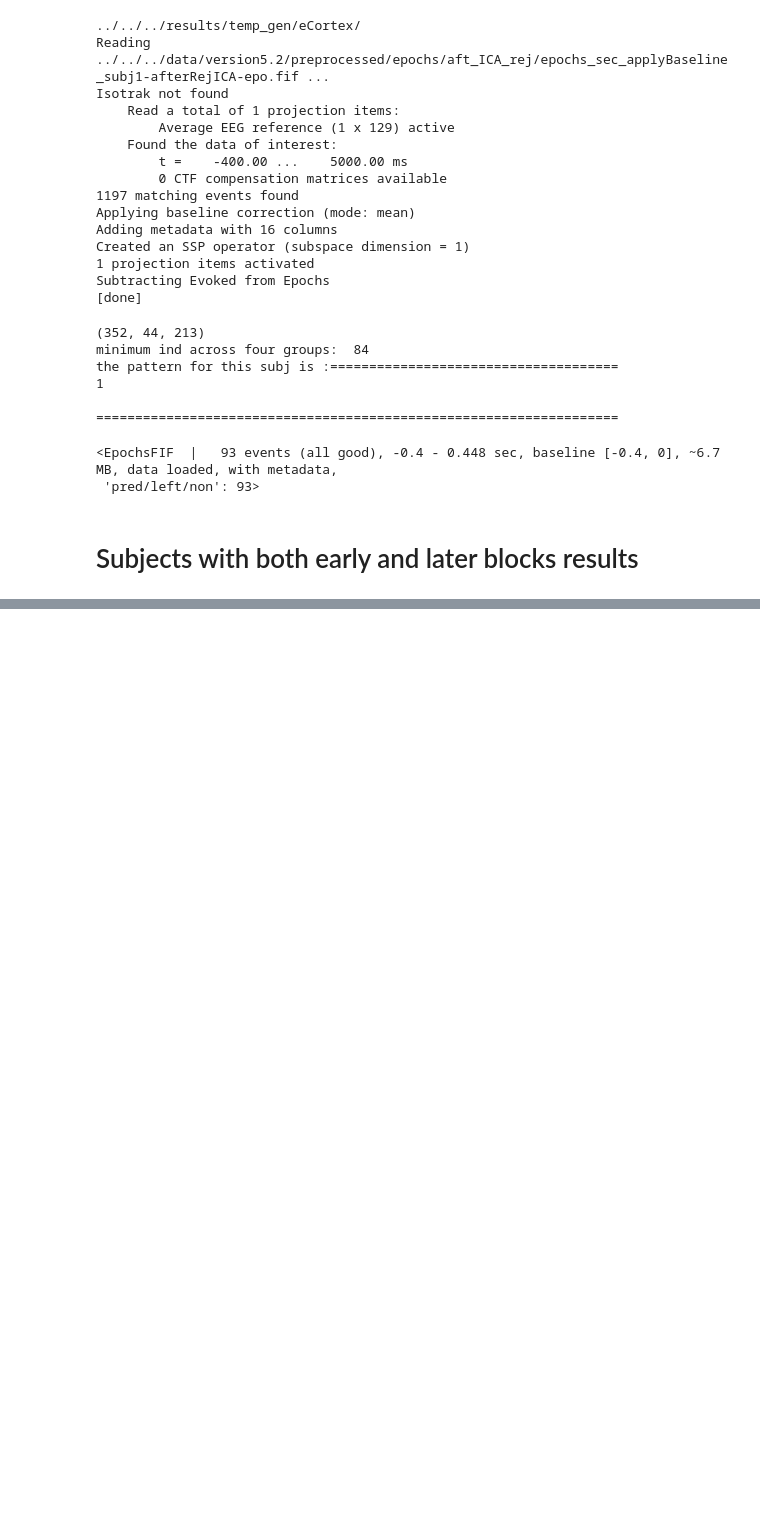
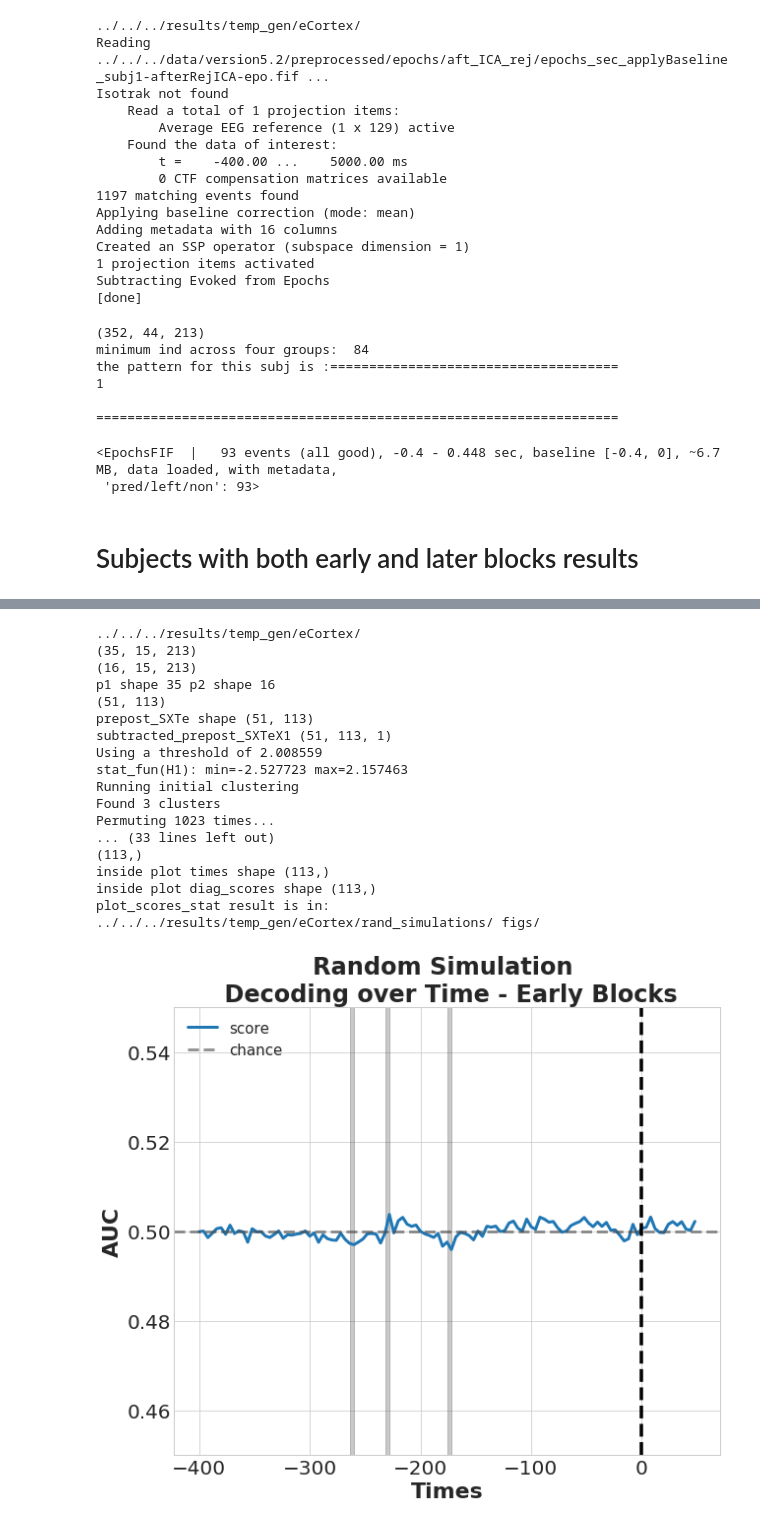
Before and after one commit to MaryZolfaghar/SPLT_EEG, a Jupyter notebook: jupyter/finals/final_genResults_randomSimulation_myData_may0520.ipynb, the cells around one changed output, grey strips where cells are left out. Drawn from its saved outputs; the diff is of its cells as text; code cells hidden in the pictures; blank space fills up the shorter version.

```diff
--- a/jupyter/finals/final_genResults_randomSimulation_myData_may0520.ipynb
+++ b/jupyter/finals/final_genResults_randomSimulation_myData_may0520.ipynb
@@ -806,0 +873,78 @@ insude plot diag_scores shape (9,)
+# %%
+subj_p1 = selected_subj_P1.copy()
+subj_p2 = selected_subj_P2.copy()
+
+option_indx='none'
+is_diff = False
+is_fit  = False
+
+#------------------------------------------------------------------------------#
+#------------------------------------------------------------------------------#
+# early ------------- #
+#------------------------------------------------------------------------------#
+#------------------------------------------------------------------------------#
+args = arguments('early', 'removeevoked', 'False', 'Trgt_Loc_prev', 'False' )
+args.SAVE_RESULT_ROOT = '../../../results/temp_gen/eCortex/rand_simulations/'
+#
+scores_pck_p_e = combine_subj_rand_scores(args, subj_p1, subj_p2)
+[p_e, pd, p_fit, pd_fit] = scores_pck_p_e
+
+num_tot_subjects = scores_pck_p_e[0].shape[0]
+
+avgP_e      = np.mean(p_e, axis=1) # average over iterations
+data_e=avgP_e.copy()
+
+title='Random Simulation \n Decoding over Time - Early Blocks'
+fig_str = 'fig_rand_temp_gen_scores_%sBlocks_%s_selected_prepost' %(args.cond_block, args.mtdt_feat)
+plot_stat_prepost_selected(args, title, data_e, option_indx, fig_str, is_diff, is_fit)
+
+#------------------------------------------------------------------------------#
+#------------------------------------------------------------------------------#
+# later ------------- #
+#------------------------------------------------------------------------------#
+#------------------------------------------------------------------------------#
+args = arguments('later', 'removeevoked', 'False', 'Trgt_Loc_prev', 'False' )
+args.SAVE_RESULT_ROOT = '../../../results/temp_gen/eCortex/rand_simulations/'
+#
+scores_pck_p_l = combine_subj_rand_scores(args, subj_p1, subj_p2)
+[p_l, pd, p_fit, pd_fit] = scores_pck_p_l
+
+avgP_l          = np.mean(p_l, axis=1) #avg over iterations -> should use this for the stat analysis
+data_l=avgP_l.copy()
+
+
+title='Later Blocks'
+fig_str = 'fig_rand_temp_gen_scores_%sBlocks_%s_selected_prepost' %(args.cond_block, args.mtdt_feat)
+plot_stat_prepost_selected(args, title, data_l, option_indx, fig_str, is_diff, is_fit)
+
+#------------------------------------------------------------------------------#
+#------------------------------------------------------------------------------#
+# Diff ------------- #
+#------------------------------------------------------------------------------#
+#------------------------------------------------------------------------------#
+is_diff = True
+
+data_d     = data_l.copy() - data_e.copy()
+
+title = 'Difference (Later-Early)'
+fig_str = 'fig_rand_temp_gen_scores_%sBlocks_%s_selected_prepost' %('diff', args.mtdt_feat)
+plot_stat_prepost_selected(args, title, data_d, option_indx, fig_str, is_diff, is_fit)
+# %% [output]
+../../../results/temp_gen/eCortex/
+(35, 15, 213)
+(16, 15, 213)
+p1 shape 35 p2 shape 16
+(51, 113)
+prepost_SXTe shape (51, 113)
+subtracted_prepost_SXTeX1 (51, 113, 1)
+Using a threshold of 2.008559
+stat_fun(H1): min=-2.527723 max=2.157463
+Running initial clustering
+Found 3 clusters
+Permuting 1023 times...
+... (33 lines left out)
+(113,)
+inside plot times shape (113,)
+inside plot diag_scores shape (113,)
+plot_scores_stat result is in: ../../../results/temp_gen/eCortex/rand_simulations/ figs/
+[figure, added]
```
Also changed, not shown: parts of 15 cells of this notebook, 2 other files.
